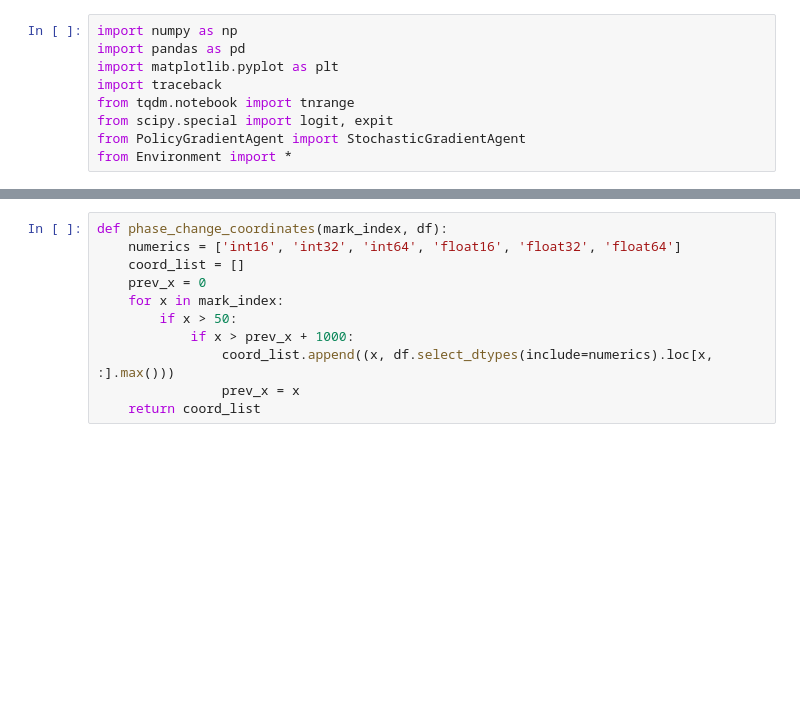
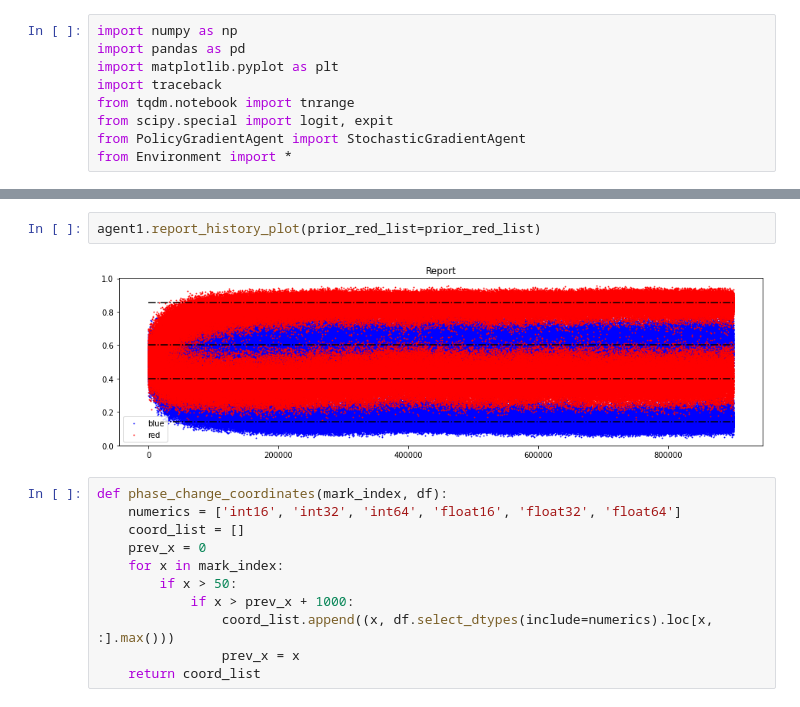
Before and after one commit to realwenlongwang/contexutal-bandits-with-peer-prediction-for-decision-making, a Jupyter notebook: Stochastic_Gradient_Bandit_with_Continous_Action_Space.ipynb, the cells around one changed output, grey strips where cells are left out. Saved outputs shown, nothing was run; the diff lists cells and outputs as text; blank space fills up the shorter version.

```diff
--- a/Stochastic_Gradient_Bandit_with_Continous_Action_Space.ipynb
+++ b/Stochastic_Gradient_Bandit_with_Continous_Action_Space.ipynb
@@ -233,3 +150,7 @@ array([124772, 124836, 124918, 143884, 147699, 148806, 148816, 238222,
+# %%
+agent1.report_history_plot(prior_red_list=prior_red_list)
+# %% [output]
+[figure, added]
 # %%
 def phase_change_coordinates(mark_index, df):
     numerics = ['int16', 'int32', 'int64', 'float16', 'float32', 'float64']
```
Also changed, not shown: parts of 38 cells of this notebook, 2 other files.
